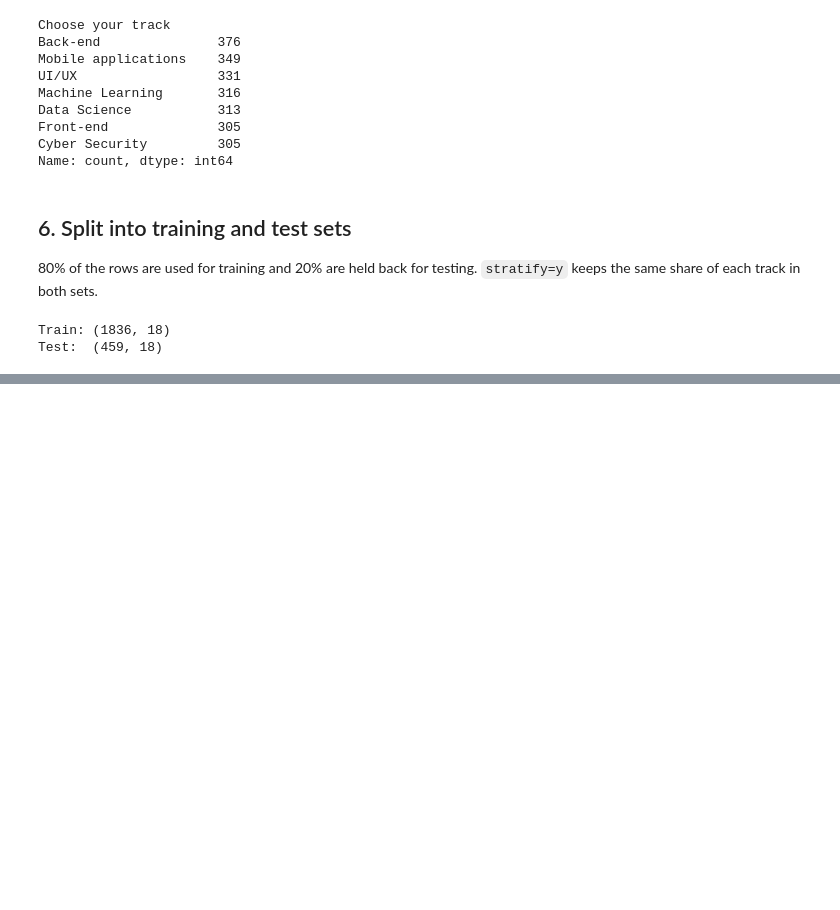
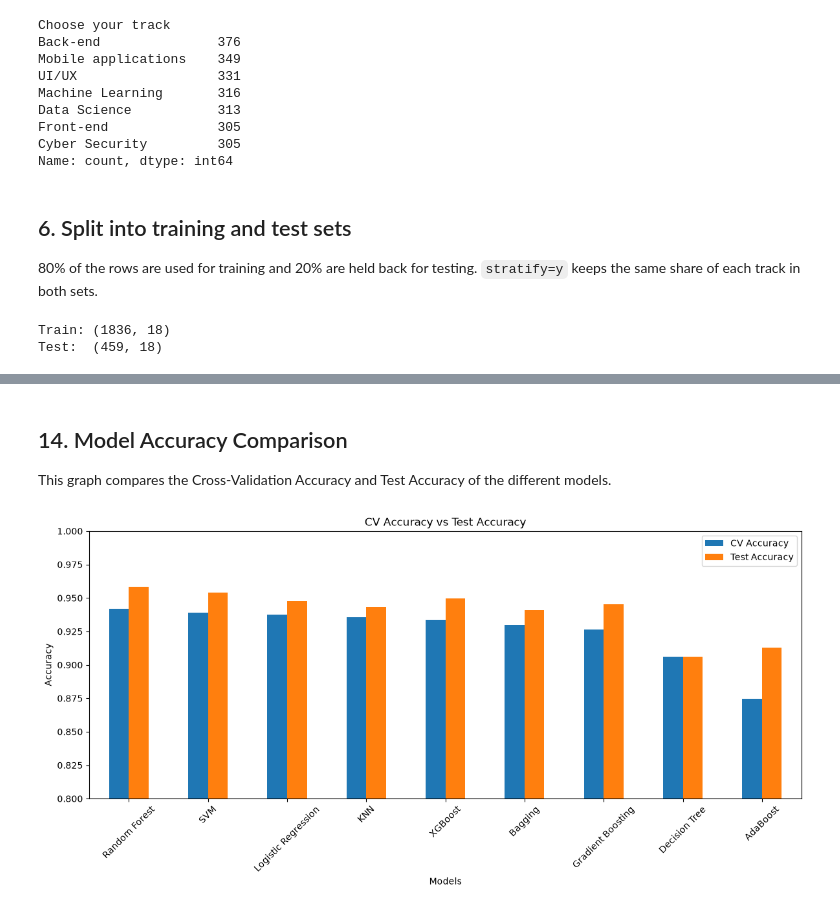
Before and after one commit to Mostafa1111918/NTI-project, a Jupyter notebook: project.ipynb, the cells around one changed output, grey strips where cells are left out. Saved outputs shown, nothing was run; the diff lists cells and outputs as text; code cells hidden in the pictures; blank space fills up the shorter version.

Commit message:
Best model

```diff
--- a/project.ipynb
+++ b/project.ipynb
@@ -45,7 +53,7 @@ cv = StratifiedKFold(n_splits=5, shuffle=True, random_state=RANDOM_STATE)
 # %% [markdown]
 ## 1. Load the data
 # %%
-df = pd.read_csv("Responses.csv")
+df = pd.read_csv("C:\\Users\\ASUS\\OneDrive\\Desktop\\App folder\\NTI project\\Responses.csv")
 print("Shape:", df.shape)
 df.head()
 # %% [output]
@@ -446,15 +258,0 @@ KNN predicts the most common track among the closest training responses. The fea
-# %%
-knn = GridSearchCV(
-    Pipeline([("scaler", StandardScaler()), ("model", KNeighborsClassifier())]),
-    param_grid={
-        "model__n_neighbors": [3, 5, 9, 15, 21, 31, 45],
-        "model__weights": ["uniform", "distance"],
-        "model__metric": ["euclidean", "manhattan"],
-    },
-    cv=cv,
-    n_jobs=-1,
-    return_train_score=True,
-)
-knn.fit(X_train, y_train)
-
-results["KNN"] = evaluate(knn)
@@ -577,0 +359,6 @@ pd.DataFrame(
+# %%
+for name, model in models.items():
+    print(f"Training {name}...")
+    model.fit(X_train, y_train)
+
+print("\nAll models trained successfully.")
@@ -577,0 +552,24 @@ pd.DataFrame(
+# %% [markdown]
+## 14. Model Accuracy Comparison
+
+This graph compares the Cross-Validation Accuracy and Test Accuracy of the different models.
+# %%
+import matplotlib.pyplot as plt
+
+summary.plot(
+    x='Model',
+    y=['CV Accuracy', 'Test Accuracy'],
+    kind='bar',
+    figsize=(12, 6)
+)
+
+plt.title('CV Accuracy vs Test Accuracy')
+plt.xlabel('Models')
+plt.ylabel('Accuracy')
+plt.xticks(rotation=45)
+plt.ylim(0.8, 1.0)
+plt.legend()
+plt.tight_layout()
+plt.show()
+# %% [output]
+[figure, added]
```
Also changed, not shown: parts of 32 cells of this notebook, 1 other file.
